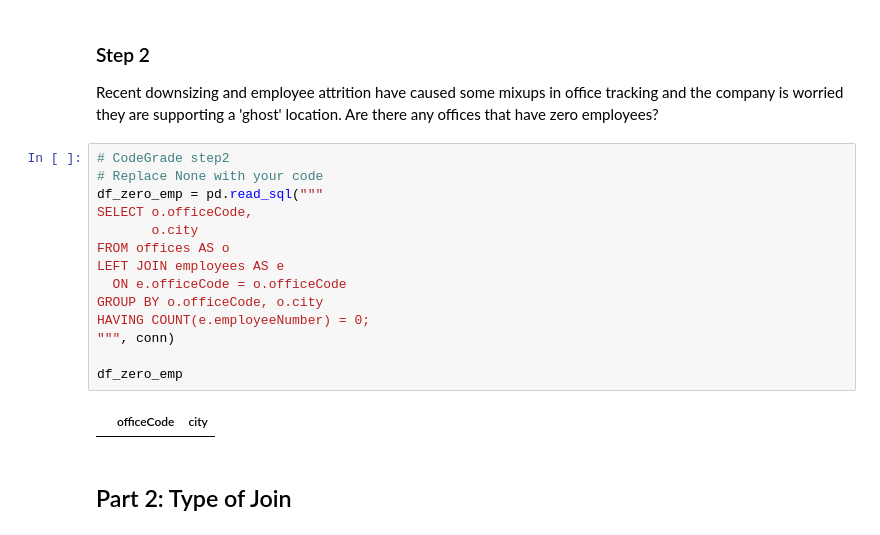
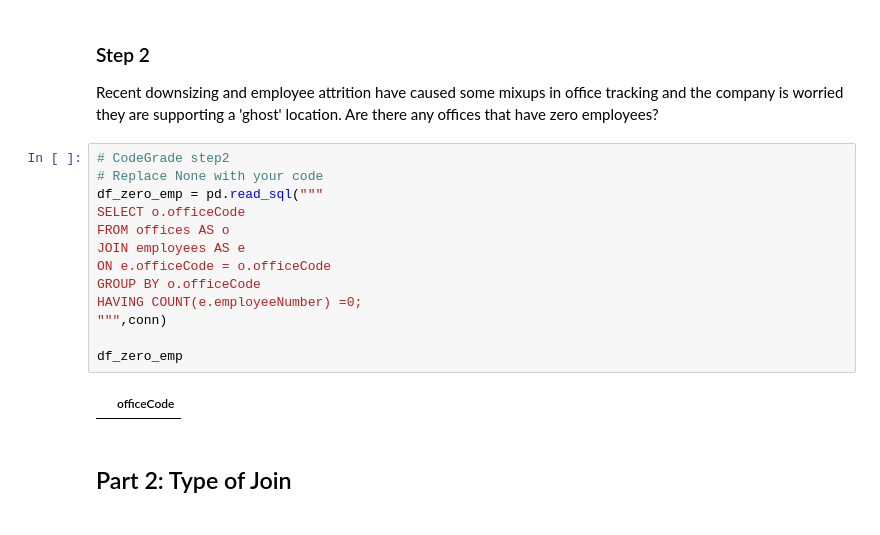
Before and after one commit to JRollins777/DS_Course1_Week1_Module3_SQLTables, a Jupyter notebook: SQLJoinsSubQueriesLab.ipynb, the cells around one changed output. Saved outputs shown, nothing was run; the diff lists cells and outputs as text.

```diff
--- a/SQLJoinsSubQueriesLab.ipynb
+++ b/SQLJoinsSubQueriesLab.ipynb
@@ -79,19 +79,18 @@ Recent downsizing and employee attrition have caused some mixups in office track
 # %%
 # CodeGrade step2
 # Replace None with your code
 df_zero_emp = pd.read_sql("""
-SELECT o.officeCode,
-       o.city
+SELECT o.officeCode
 FROM offices AS o
-LEFT JOIN employees AS e
-  ON e.officeCode = o.officeCode
-GROUP BY o.officeCode, o.city
-HAVING COUNT(e.employeeNumber) = 0;
-""", conn)
+JOIN employees AS e
+ON e.officeCode = o.officeCode
+GROUP BY o.officeCode
+HAVING COUNT(e.employeeNumber) =0;
+""",conn)
 
 df_zero_emp
 # %% [output]
-|  | officeCode | city |
+|  | officeCode |
 # %% [markdown]
 ## Part 2: Type of Join
 # %% [markdown]
```
Also changed, not shown: parts of 16 cells of this notebook.
